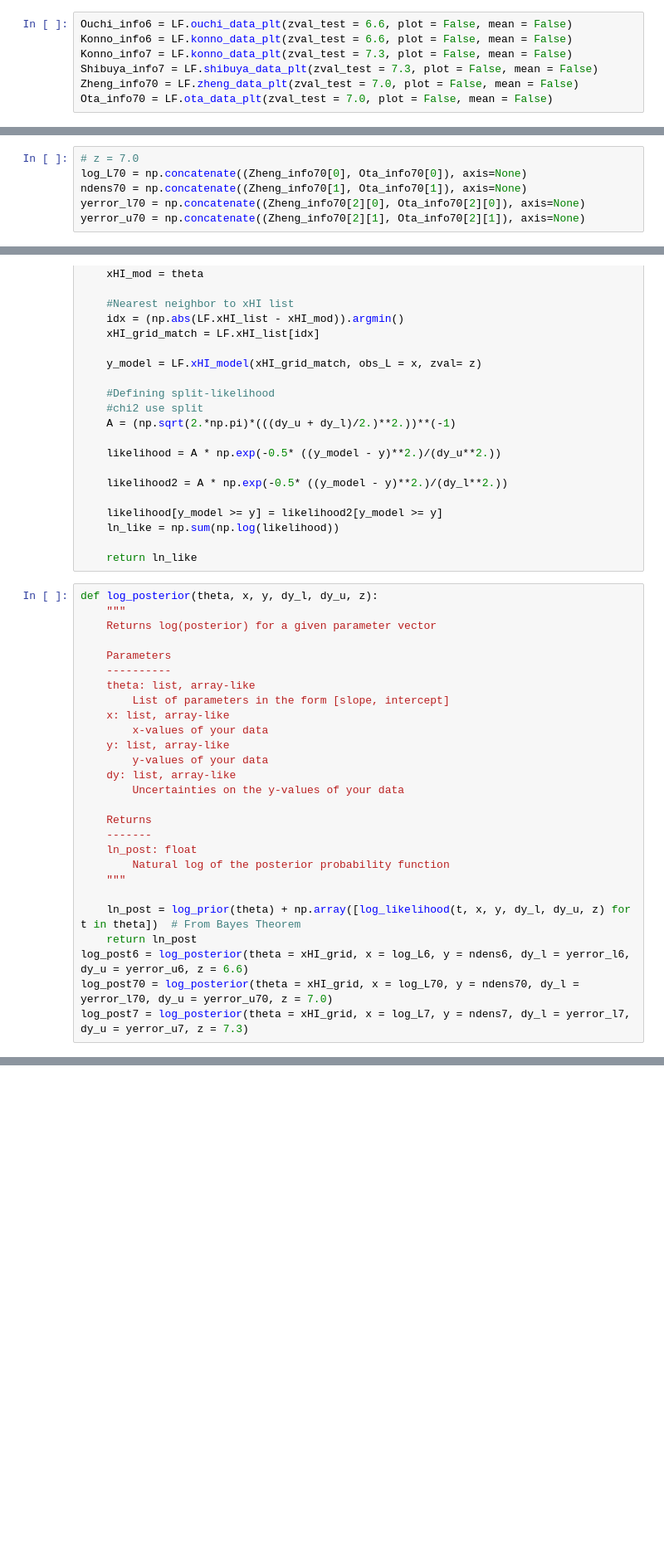
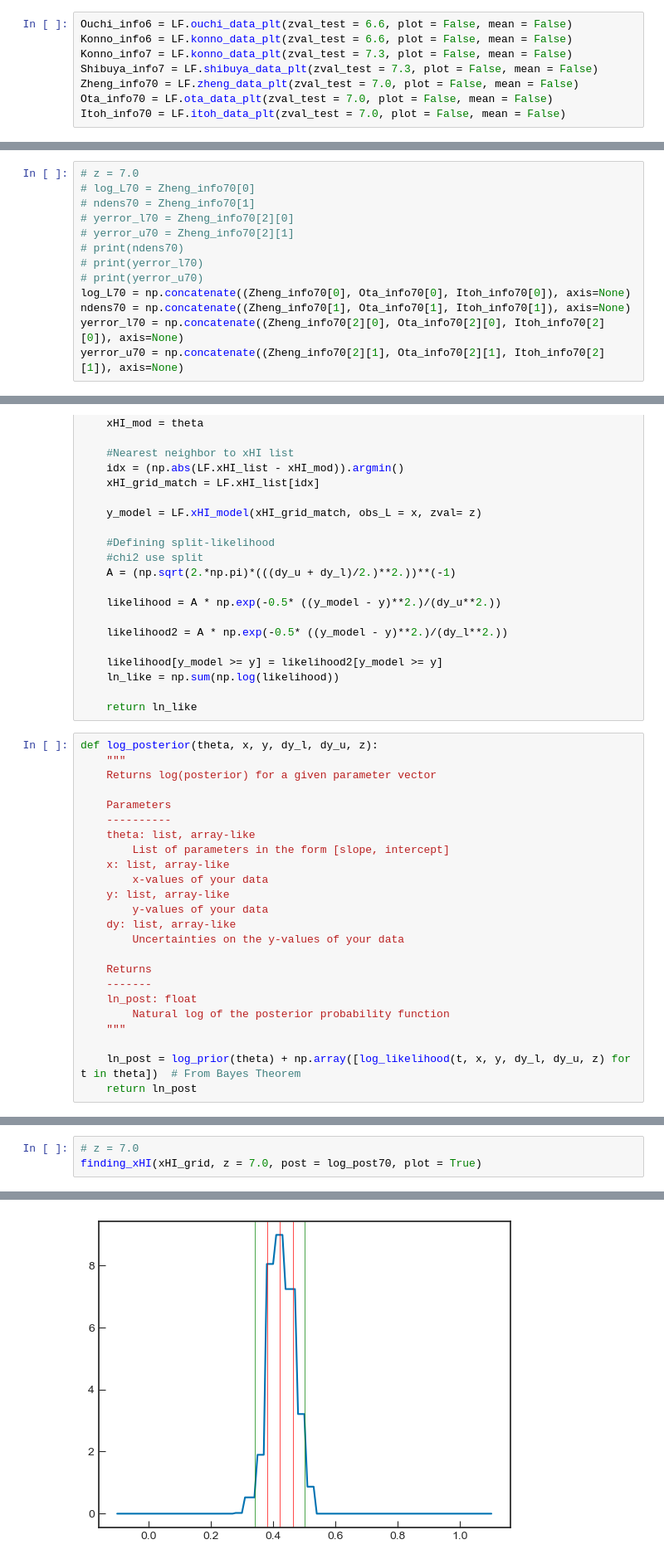
Before and after one commit to amora250/SAO-REU2020, a Jupyter notebook: CODE/Fit_LF.ipynb, the cells around one changed output, grey strips where cells are left out. Shown at 83% size. Cells and saved outputs as stored; diff of their text form; blank space fills up the shorter version.

Commit message:
updated code defining function to run condifence intervals and plot data for z= 6.6, 7.0 7.3

```diff
--- a/CODE/Fit_LF.ipynb
+++ b/CODE/Fit_LF.ipynb
@@ -17,6 +17,7 @@ Konno_info7 = LF.konno_data_plt(zval_test = 7.3, plot = False, mean = False)
 Shibuya_info7 = LF.shibuya_data_plt(zval_test = 7.3, plot = False, mean = False)
 Zheng_info70 = LF.zheng_data_plt(zval_test = 7.0, plot = False, mean = False)
 Ota_info70 = LF.ota_data_plt(zval_test = 7.0, plot = False, mean = False)
+Itoh_info70 = LF.itoh_data_plt(zval_test = 7.0, plot = False, mean = False)
 # %%
 # z = 6.6
 log_L6 = np.concatenate((Ouchi_info6[0], Konno_info6[0]), axis=None)
@@ -25,10 +26,17 @@ yerror_l6 = np.concatenate((Ouchi_info6[2][0], Konno_info6[2][0]), axis=None)
 yerror_u6 = np.concatenate((Ouchi_info6[2][1], Konno_info6[2][1]), axis=None)
 # %%
 # z = 7.0
-log_L70 = np.concatenate((Zheng_info70[0], Ota_info70[0]), axis=None)
-ndens70 = np.concatenate((Zheng_info70[1], Ota_info70[1]), axis=None)
-yerror_l70 = np.concatenate((Zheng_info70[2][0], Ota_info70[2][0]), axis=None)
-yerror_u70 = np.concatenate((Zheng_info70[2][1], Ota_info70[2][1]), axis=None)
+# log_L70 = Zheng_info70[0]
+# ndens70 = Zheng_info70[1]
+# yerror_l70 = Zheng_info70[2][0]
+# yerror_u70 = Zheng_info70[2][1]
+# print(ndens70)
+# print(yerror_l70)
+# print(yerror_u70)
+log_L70 = np.concatenate((Zheng_info70[0], Ota_info70[0], Itoh_info70[0]), axis=None)
+ndens70 = np.concatenate((Zheng_info70[1], Ota_info70[1], Itoh_info70[1]), axis=None)
+yerror_l70 = np.concatenate((Zheng_info70[2][0], Ota_info70[2][0], Itoh_info70[2][0]), axis=None)
+yerror_u70 = np.concatenate((Zheng_info70[2][1], Ota_info70[2][1], Itoh_info70[2][1]), axis=None)
 # %%
 # z = 7.3
 log_L7 = Konno_info7[0]
@@ -140,6 +148,3 @@ def log_posterior(theta, x, y, dy_l, dy_u, z):
 
     ln_post = log_prior(theta) + np.array([log_likelihood(t, x, y, dy_l, dy_u, z) for t in theta])  # From Bayes Theorem
     return ln_post
-log_post6 = log_posterior(theta = xHI_grid, x = log_L6, y = ndens6, dy_l = yerror_l6, dy_u = yerror_u6, z = 6.6)
-log_post70 = log_posterior(theta = xHI_grid, x = log_L70, y = ndens70, dy_l = yerror_l70, dy_u = yerror_u70, z = 7.0)
-log_post7 = log_posterior(theta = xHI_grid, x = log_L7, y = ndens7, dy_l = yerror_l7, dy_u = yerror_u7, z = 7.3)
@@ -299,0 +220,4 @@ plt.axvline(z7_CI975, color = 'green', lw = 0.5)
+# %%
+# z = 7.0
+finding_xHI(xHI_grid, z = 7.0, post = log_post70, plot = True)
+# %% [output]
@@ -299,0 +229 @@ plt.axvline(z7_CI975, color = 'green', lw = 0.5)
+[figure, added]
```
Also changed, not shown: parts of 22 cells of this notebook.
